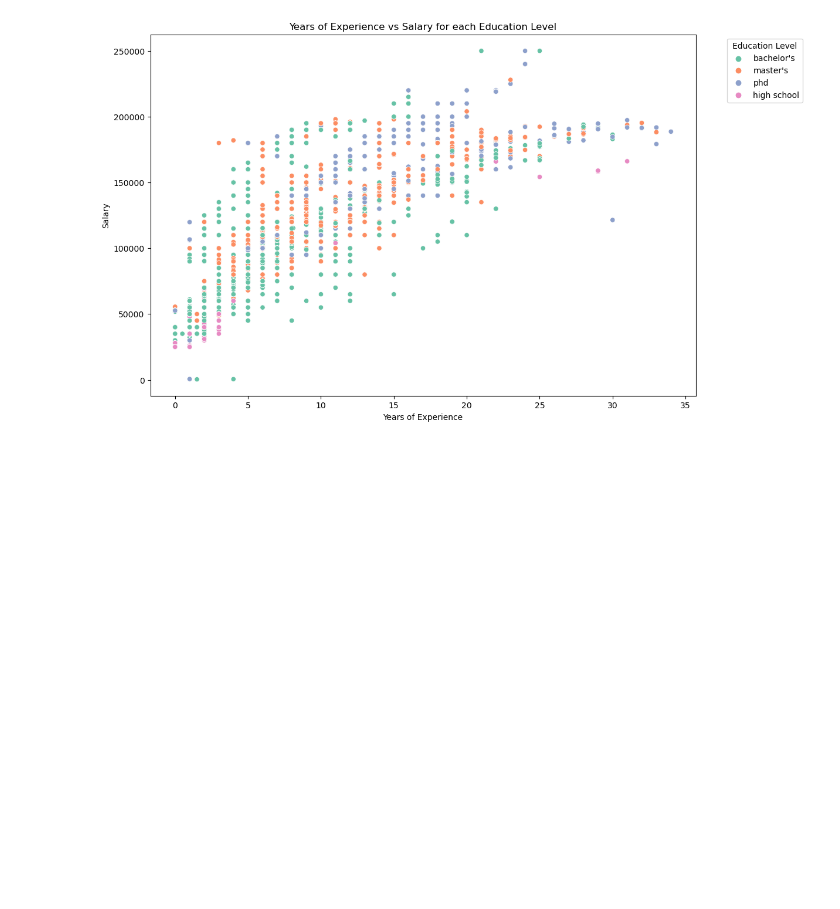
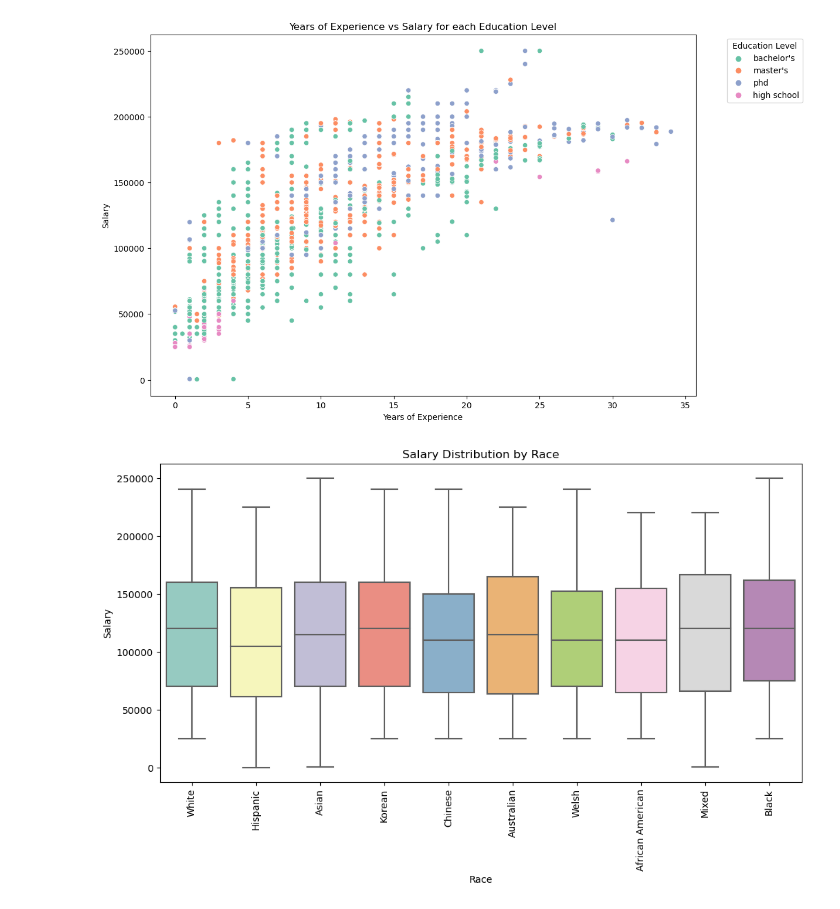
Before and after one commit to raj-rajat/Salary-dataset-based-on-country-and-race, a Jupyter notebook: salary-dataset-based-on-country-and-race.ipynb, the cells around one changed output. Drawn from its saved outputs; the diff is of its cells as text; code cells hidden in the pictures; blank space fills up the shorter version.

Commit message:
Kaggle Notebook | Salary dataset based on country and race | Version 4

```diff
--- a/salary-dataset-based-on-country-and-race.ipynb
+++ b/salary-dataset-based-on-country-and-race.ipynb
@@ -477,3 +477,20 @@ plt.legend(title='Education Level', bbox_to_anchor=(1.05, 1), loc='upper left')
 plt.show()
 # %% [output]
 [figure]
+# %%
+# Select the races with the most data points
+top_races = df['Race'].value_counts().index[:10]
+
+# Create a subset of the dataframe focusing on these races
+df_top_races = df[df['Race'].isin(top_races)]
+
+# Create boxplot
+plt.figure(figsize=(12, 6))
+sns.boxplot(x='Race', y='Salary', data=df_top_races, palette="Set3")
+plt.title('Salary Distribution by Race')
+plt.xlabel('Race')
+plt.ylabel('Salary')
+plt.xticks(rotation=90)
+plt.show()
+# %% [output]
+[figure, added]
```
Also changed, not shown: parts of 6 cells of this notebook.
